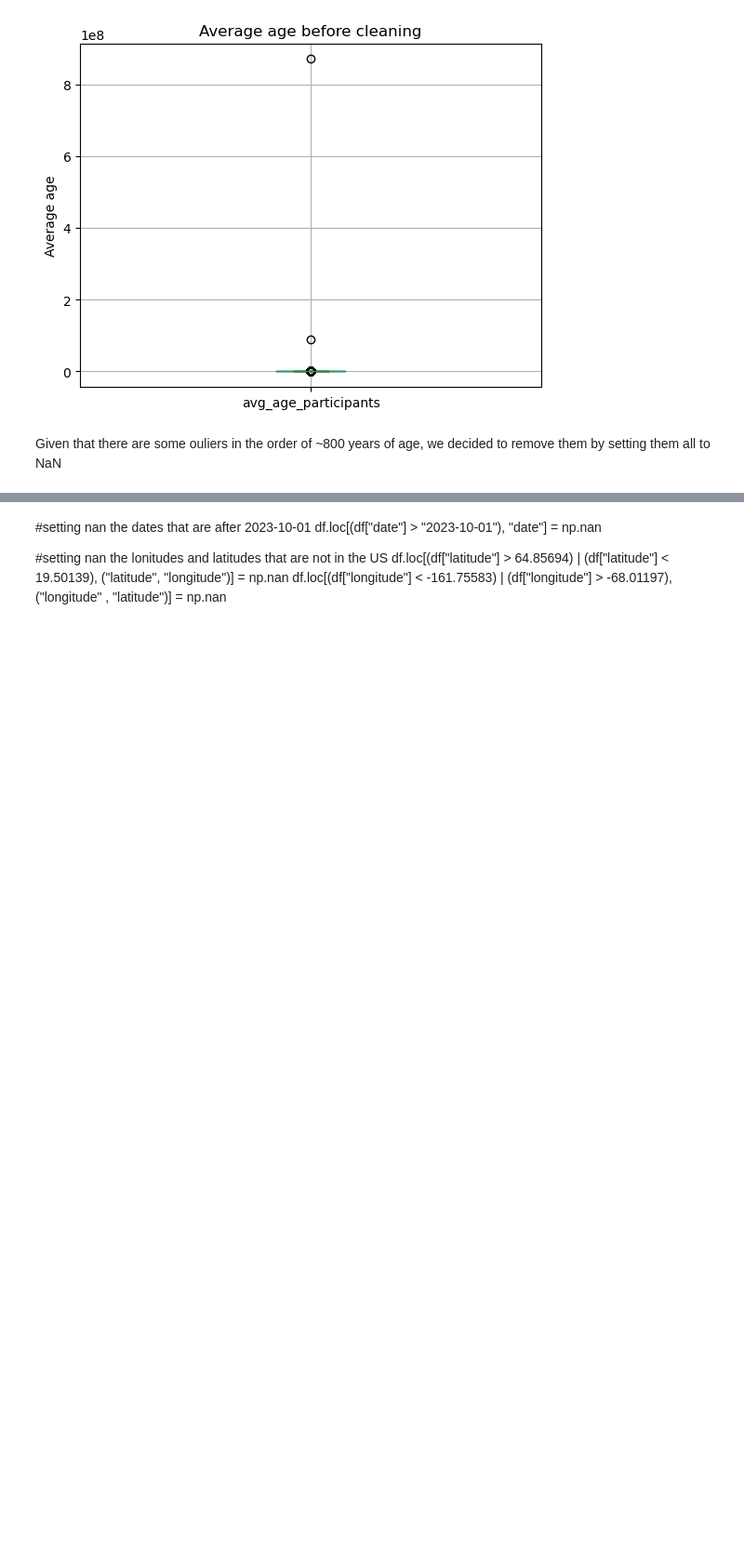
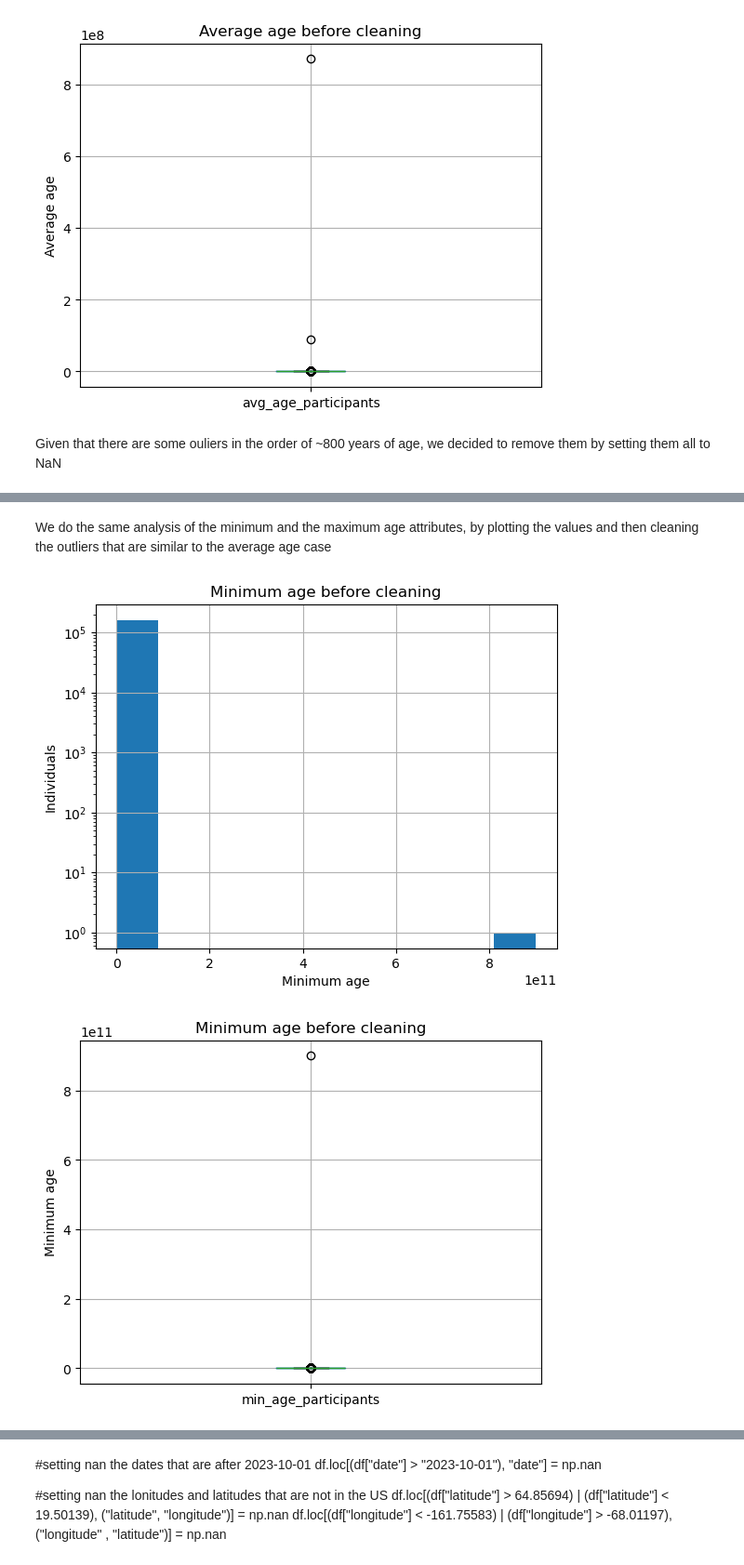
Before and after one commit to vezzusamu/dm-project, a Jupyter notebook: data_understanding.ipynb, the cells around one changed output, grey strips where cells are left out. Shown at 93% size. Drawn from its saved outputs; the diff is of its cells as text; code cells hidden in the pictures; blank space fills up the shorter version.

Commit message:
organization of min and max age cleaning

```diff
--- a/data_understanding.ipynb
+++ b/data_understanding.ipynb
@@ -198 +191,30 @@ plt.show()
 [figure]
+# %% [markdown]
+We do the same analysis of the minimum and the maximum age attributes, by plotting the values and then cleaning the outliers that are similar to the average age case
+# %%
+df.hist(column="min_age_participants")
+plt.title("Minimum age before cleaning")
+plt.xlabel("Minimum age")
+plt.ylabel("Individuals")
+plt.yscale("log")
+plt.show()
+
+df.boxplot(column="min_age_participants")
+plt.title("Minimum age before cleaning")
+plt.ylabel("Minimum age")
+plt.show()
+
+df.hist(column="max_age_participants")
+plt.title("Maximum age before cleaning")
+plt.xlabel("Maximum age")
+plt.ylabel("Individuals")
+plt.yscale("log")
+plt.show()
+
+df.boxplot(column="max_age_participants")
+plt.title("Maximum age before cleaning")
+plt.ylabel("Maximum age")
+plt.show()
+# %% [output]
+[figure, added]
+[figure, added]
```
Also changed, not shown: parts of 5 cells of this notebook.
